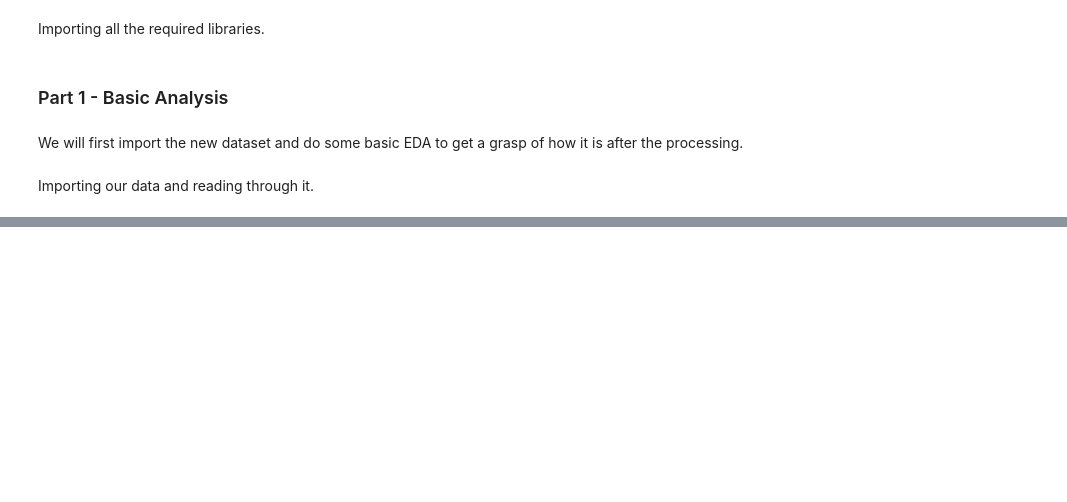
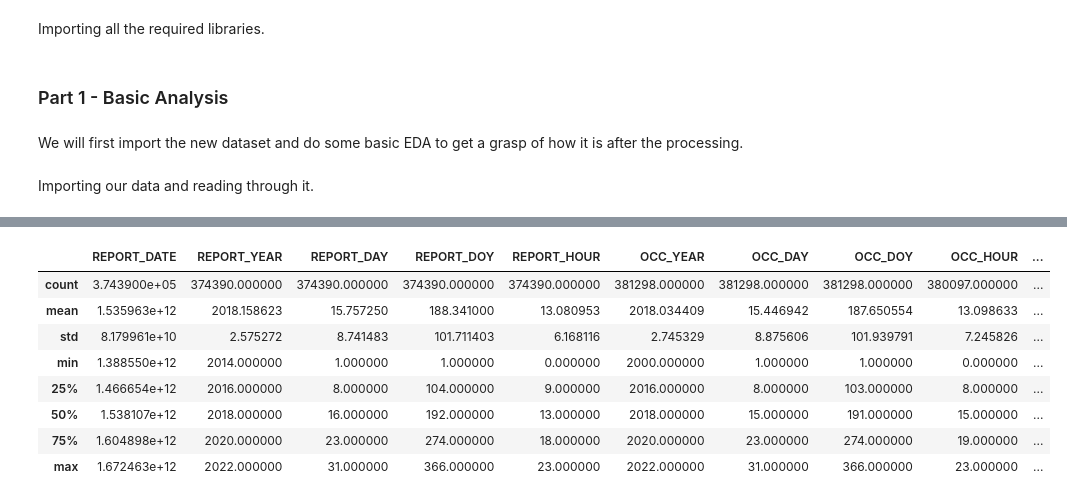
Before and after one commit to arsalan-radhu/Capstone_TorontoCrime, a Jupyter notebook: Notebooks/Sprint1.ipynb, the cells around one changed output, grey strips where cells are left out. Drawn from its saved outputs; the diff is of its cells as text; code cells hidden in the pictures; blank space fills up the shorter version.

```diff
--- a/Notebooks/Sprint1.ipynb
+++ b/Notebooks/Sprint1.ipynb
@@ -57,0 +141,12 @@ mos_df.sample(10)
+# %%
+final_df.describe()
+# %% [output]
+|  | REPORT_DATE | REPORT_YEAR | REPORT_DAY | REPORT_DOY | REPORT_HOUR | OCC_YEAR | OCC_DAY | OCC_DOY | OCC_HOUR | ... |
+| count | 3.743900e+05 | 374390.000000 | 374390.000000 | 374390.000000 | 374390.000000 | 381298.000000 | 381298.000000 | 381298.000000 | 380097.000000 | ... |
+| mean | 1.535963e+12 | 2018.158623 | 15.757250 | 188.341000 | 13.080953 | 2018.034409 | 15.446942 | 187.650554 | 13.098633 | ... |
+| std | 8.179961e+10 | 2.575272 | 8.741483 | 101.711403 | 6.168116 | 2.745329 | 8.875606 | 101.939791 | 7.245826 | ... |
+| min | 1.388550e+12 | 2014.000000 | 1.000000 | 1.000000 | 0.000000 | 2000.000000 | 1.000000 | 1.000000 | 0.000000 | ... |
+| 25% | 1.466654e+12 | 2016.000000 | 8.000000 | 104.000000 | 9.000000 | 2016.000000 | 8.000000 | 103.000000 | 8.000000 | ... |
+| 50% | 1.538107e+12 | 2018.000000 | 16.000000 | 192.000000 | 13.000000 | 2018.000000 | 15.000000 | 191.000000 | 15.000000 | ... |
+| 75% | 1.604898e+12 | 2020.000000 | 23.000000 | 274.000000 | 18.000000 | 2020.000000 | 23.000000 | 274.000000 | 19.000000 | ... |
+| max | 1.672463e+12 | 2022.000000 | 31.000000 | 366.000000 | 23.000000 | 2022.000000 | 31.000000 | 366.000000 | 23.000000 | ... |
```
Also changed, not shown: parts of 10 cells of this notebook, 9 other files.
